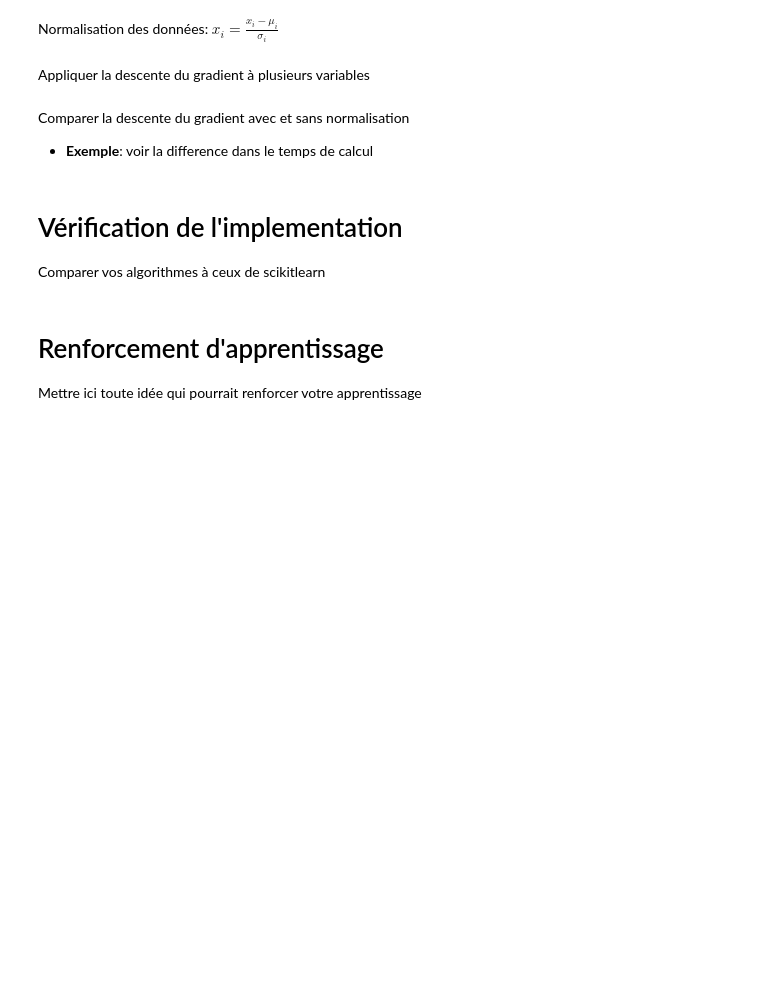
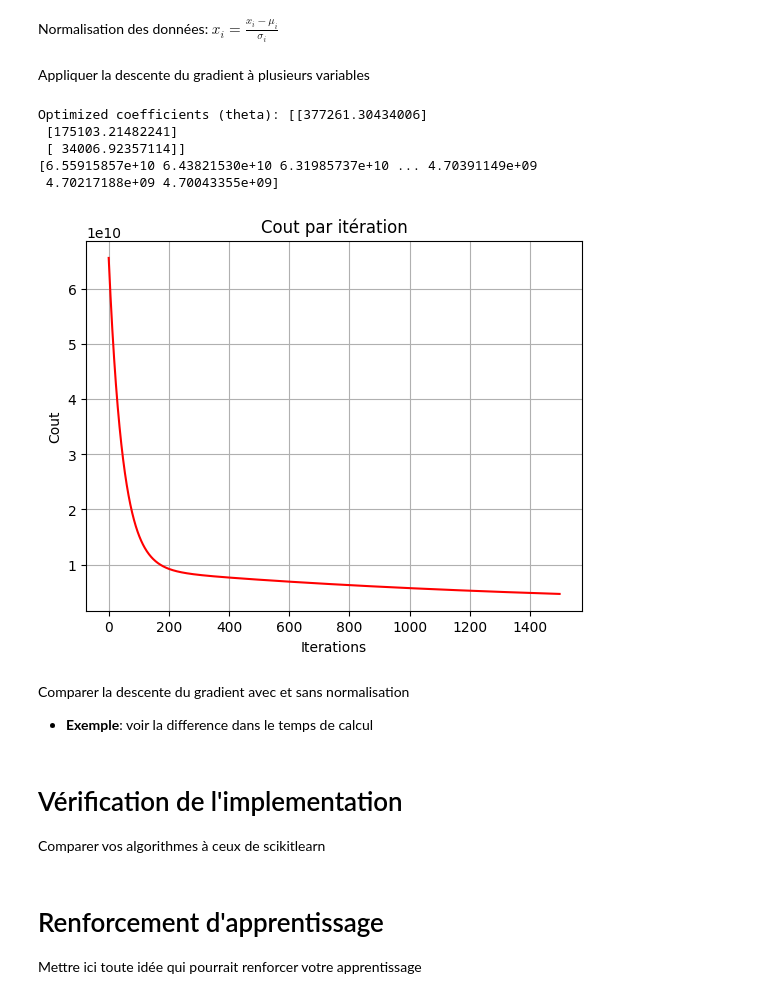
Before and after one commit to AitMoussa-Ali/GradientDescent, a Jupyter notebook: TP 2 Descente du gradient.ipynb, the cells around one changed output. Drawn from its saved outputs; the diff is of its cells as text; code cells hidden in the pictures; blank space fills up the shorter version.

Commit message:
Application of gradient descent in multiple linear regression

```diff
--- a/TP 2 Descente du gradient.ipynb
+++ b/TP 2 Descente du gradient.ipynb
@@ -245,4 +245,7 @@ Pour cette ensemble de données, nous voudrions prédire le prix d'une maison (3
 - sa supérficie (1ère colonne)
 - son nombre de chambres (2ème colonne)
 # %%
-# d'abord créer X et y
+# d'abord créer X et y¨
+X= dataMulti[:, 0:2]
+print (X[0])
+y = dataMulti[:, 2]
@@ -256,5 +282,45 @@ def featureNormalization(X):
+# %%
+def featureNormalization(X):
+    Xscaled = X /  np.max(X, axis=0)
+    Xmin = np.min(Xscaled, axis=0)
+    Xmax = np.max(Xscaled, axis=0)
+    Xmean = np.mean(Xscaled, axis=0)
+
+    Xnormalized = (Xscaled - Xmean) / Xmax - Xmin
+
+    return Xnormalized
 # %% [markdown]
 Appliquer la descente du gradient à plusieurs variables
+# %%
+X_normalized = featureNormalization(X)
+X_normalized = np.c_[np.ones((X_normalized.shape[0], 1)), X_normalized]
+
+
+theta_initial = np.zeros((X_normalized.shape[1], 1))
+
+alpha = 0.01
+iterations= 1500
+theta_optimal, costs = gradientDescent2(X_normalized, y, theta_initial, alpha, iterations)
+
+print("Optimized coefficients (theta):", theta_optimal)
+
+costs = np.array(costs)
+print(costs)
+plt.plot(costs[:], c='red')
+plt.grid()
+plt.xlabel('Iterations')
+plt.ylabel('Cout')
+plt.title('Cout par itération')
+plt.show()
+
+y_pred=np.matmul(X,theta)
+# %% [output]
+Optimized coefficients (theta): [[377261.30434006]
+ [175103.21482241]
+ [ 34006.92357114]]
+[6.55915857e+10 6.43821530e+10 6.31985737e+10 ... 4.70391149e+09
+ 4.70217188e+09 4.70043355e+09]
+[figure, added]
 # %% [markdown]
 Comparer la descente du gradient avec et sans normalisation
 - **Exemple**: voir la difference dans le temps de calcul
```
Also changed, not shown: parts of 12 cells of this notebook.
